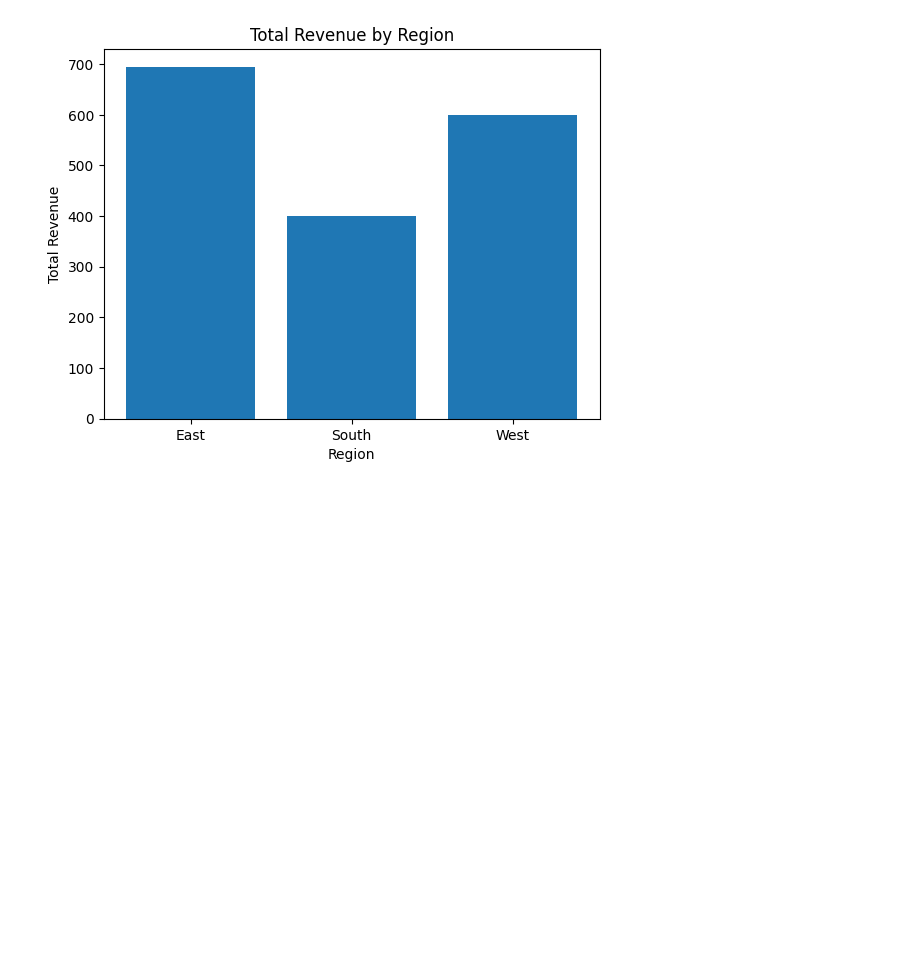
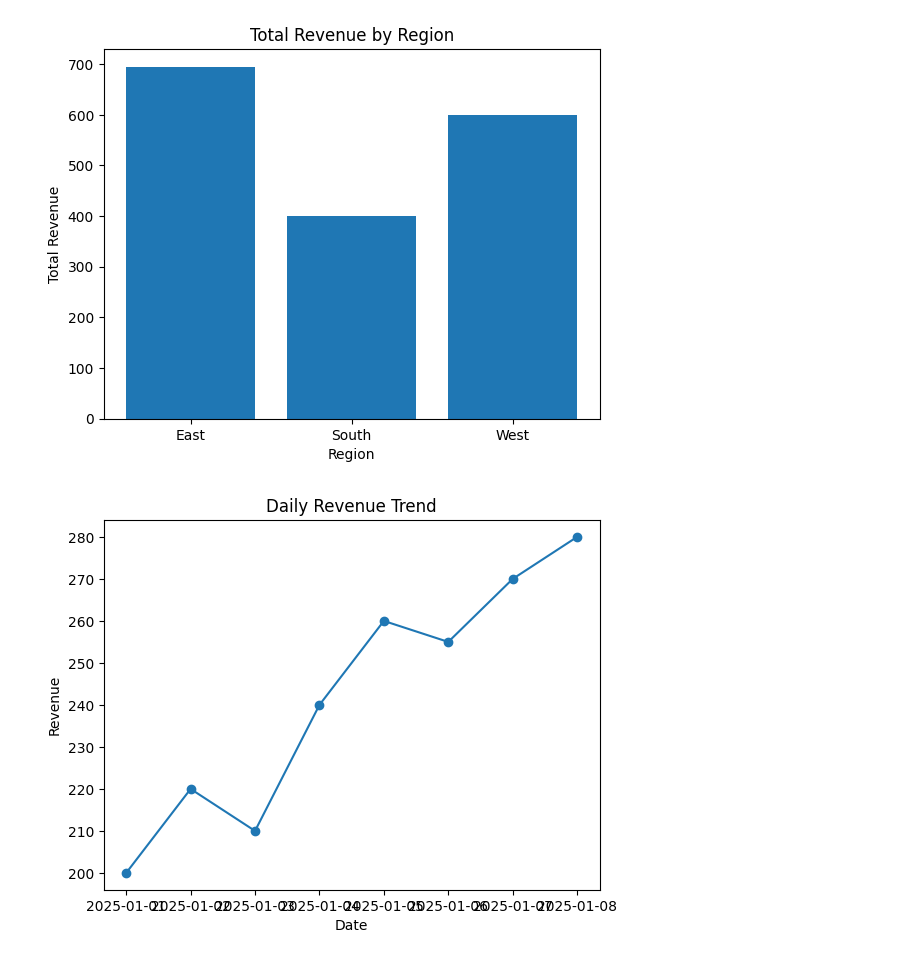
Before and after one commit to JoshPatNava/Visualizations, a Jupyter notebook: visuals.ipynb, the cells around one changed output. Cells and saved outputs as stored; diff of their text form; code cells hidden in the pictures; blank space fills up the shorter version.

```diff
--- a/visuals.ipynb
+++ b/visuals.ipynb
@@ -55,3 +55,17 @@ plt.show()
 [figure]
 # %%
 # Line Chart(Trends over time)
+
+time_data = pd.DataFrame({
+    "date" : pd.date_range("2025-01-01", periods = 8, freq = "D"),
+    "revenue" : [200, 220, 210, 240, 260, 255, 270, 280]
+})
+
+plt.figure()
+plt.plot(time_data["date"], time_data["revenue"], marker = "o")
+plt.xlabel("Date")
+plt.ylabel("Revenue")
+plt.title("Daily Revenue Trend")
+plt.show()
+# %% [output]
+[figure, added]
```
Also changed, not shown: parts of 2 cells of this notebook, 1 other file.
